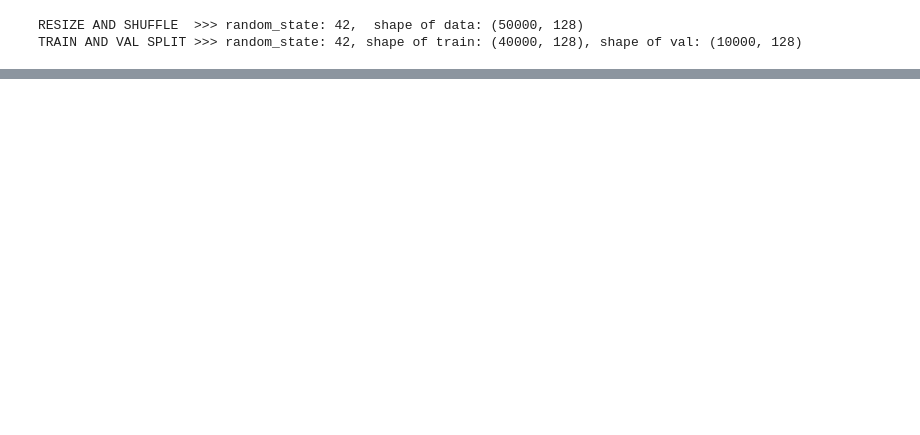
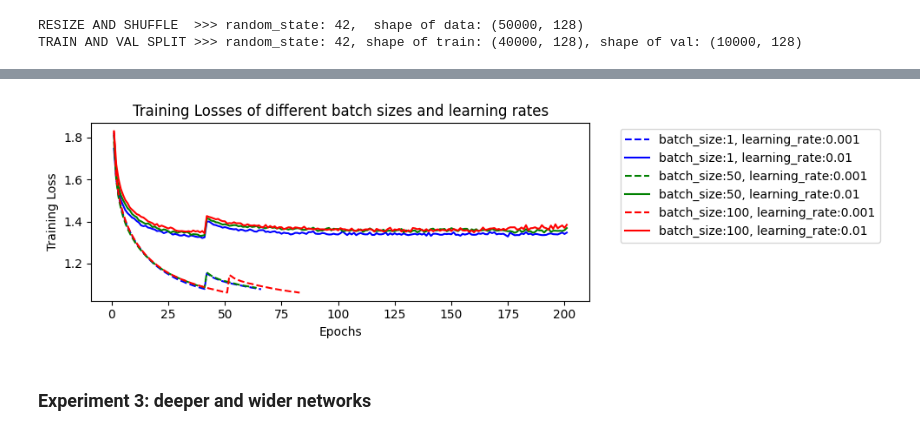
Before and after one commit to vyun8699/COMP4329-Deep-Learning-Assignment-1, a Jupyter notebook: assgmt_1_DL_master_debug.ipynb, the cells around one changed output, grey strips where cells are left out. Saved outputs shown, nothing was run; the diff lists cells and outputs as text; code cells hidden in the pictures; blank space fills up the shorter version.

```diff
--- a/assgmt_1_DL_master_debug.ipynb
+++ b/assgmt_1_DL_master_debug.ipynb
@@ -1287,0 +1096,20 @@ print(filtered_df[col_list])
+# %%
+learning_rates = [0.001, 0.01]
+batch_sizes = [1, 50, 100]
+early_stopping_combination = [[3,10]]
+epoch_counts = [200]
+momentum_gammas = [0.0]
+weight_decays = [0.0]
+dropouts = [0.0]
+batchnorm_switches = [False]
+adam_learning_rates = [0.00]
+node_counts = [[128,64,64,10]]
+node_activations = [[None,'relu','relu','softmax']]
+
+#wrap
+parameters = (learning_rates,batch_sizes,early_stopping_combination, epoch_counts, momentum_gammas, weight_decays, dropouts, batchnorm_switches,adam_learning_rates, node_counts,node_activations)
+
+assets_exp_2 = hyperparamater_testing(parameters)
+
+columns_to_show =['batch_size', 'learning_rate','train_accuracy','train_F1','test_accuracy','test_F1','epochs','duration']
+filter_asset(assets_exp_2, columns_to_show=columns_to_show)
@@ -1287,0 +1125,19 @@ print(filtered_df[col_list])
+# %%
+target ='train_loss'
+label_keys =['batch_size', 'learning_rate']
+marker_param = None
+line_param = 'learning_rate'
+color_param = 'batch_size'
+
+multi_plotter(assets_exp_2, target, label_keys, marker_param, line_param, color_param, fig_size =(10,3))
+
+plt.title('Training Losses of different batch sizes and learning rates')
+plt.xlabel('Epochs')
+plt.ylabel('Training Loss')
+plt.legend(bbox_to_anchor=(1.05, 1), loc='upper left')
+plt.tight_layout()
+plt.show()
+# %% [output]
+[figure, added]
+# %% [markdown]
+### Experiment 3: deeper and wider networks
```
Also changed, not shown: parts of 34 cells of this notebook.
